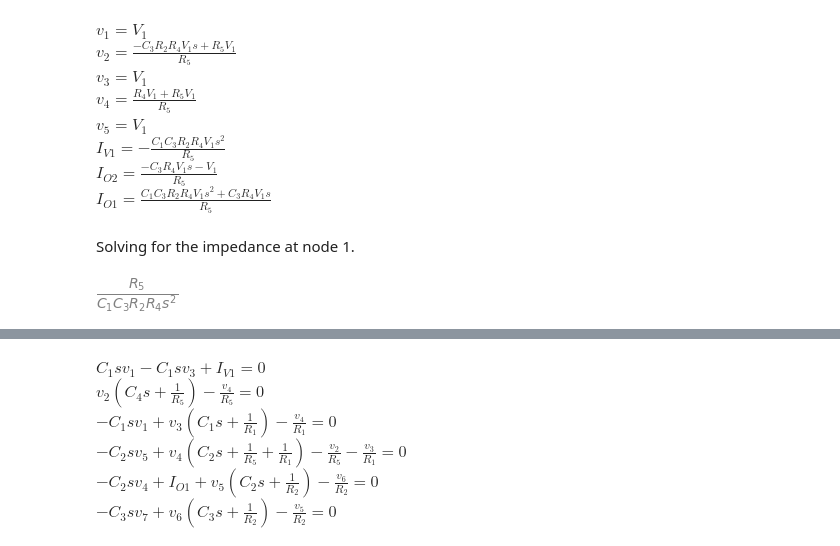
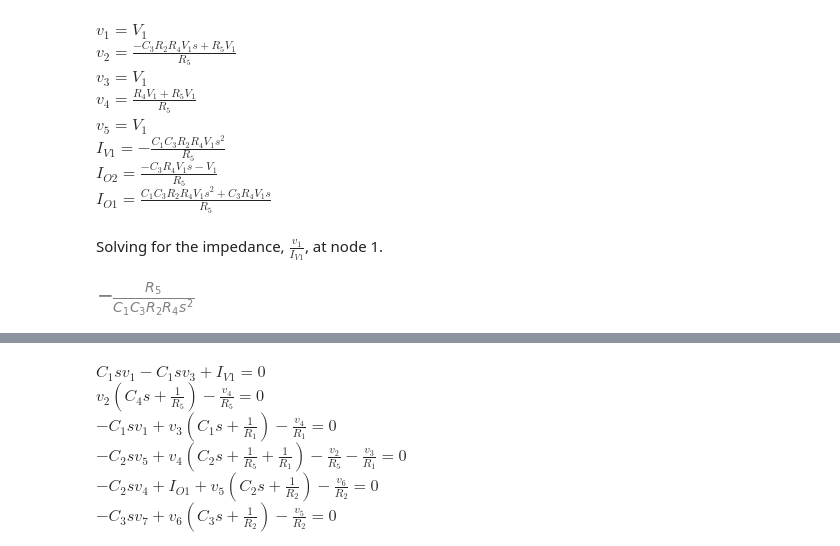
Before and after one commit to Tiburonboy/Symbolic-Modified-Nodal-Analysis-using-Python, a Jupyter notebook: backup/Op Amp circuits.ipynb, the cells around one changed output, grey strips where cells are left out. Drawn from its saved outputs; the diff is of its cells as text; code cells hidden in the pictures.

```diff
--- a/backup/Op Amp circuits.ipynb
+++ b/backup/Op Amp circuits.ipynb
@@ -1078,9 +1179,9 @@ Markdown(temp)
 # %% [output]
 $v_{1} = V_{1}$<br>$v_{2} = \frac{- C_{3} R_{2} R_{4} V_{1} s + R_{5} V_{1}}{R_{5}}$<br>$v_{3} = V_{1}$<br>$v_{4} = \frac{R_{4} V_{1} + R_{5} V_{1}}{R_{5}}$<br>$v_{5} = V_{1}$<br>$I_{V1} = - \frac{C_{1} C_{3} R_{2} R_{4} V_{1} s^{2}}{R_{5}}$<br>$I_{O2} = \frac{- C_{3} R_{4} V_{1} s - V_{1}}{R_{5}}$<br>$I_{O1} = \frac{C_{1} C_{3} R_{2} R_{4} V_{1} s^{2} + C_{3} R_{4} V_{1} s}{R_{5}}$<br>
 # %% [markdown]
-Solving for the impedance at node 1.
+Solving for the impedance, $\frac {v_1}{I_{V1}}$, at node 1.
 # %%
-Z_sym = U_sym[v1]/(-U_sym[I_V1])
+Z_sym = U_sym[v1]/(U_sym[I_V1])
 Z_sym #.simplify()
 # %% [output]
-[figure, old version]
+[figure, new version]
```
Also changed, not shown: parts of 278 cells of this notebook, 13 other files.
